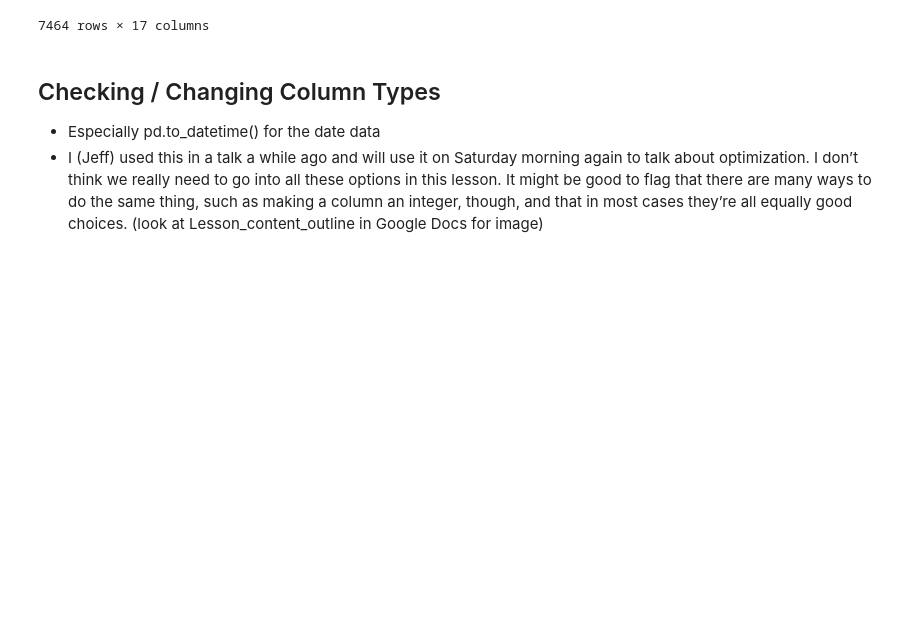
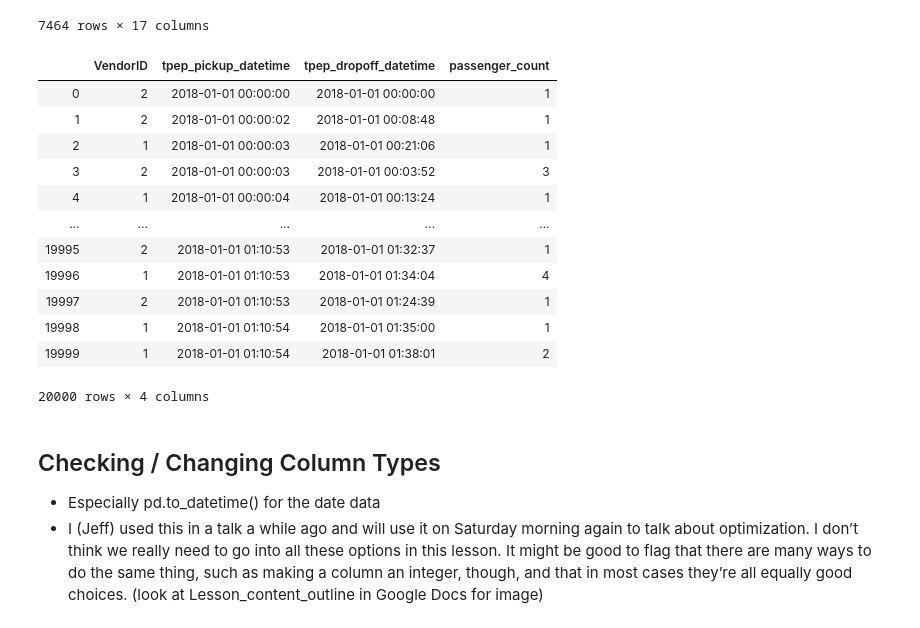
Before and after one commit to alnew/Intro_to_python_notebook, a Jupyter notebook: data_manipulation_python.ipynb, the cells around one changed output. Drawn from its saved outputs; the diff is of its cells as text; code cells hidden in the pictures; blank space fills up the shorter version.

```diff
--- a/data_manipulation_python.ipynb
+++ b/data_manipulation_python.ipynb
@@ -240,3 +259,20 @@ trips.loc[trips['passenger_count'] != 1]
 | 19996 | 1 | 2018-01-01 01:10:53 | 2018-01-01 01:34:04 | 4 | 1.90 | 1 | ... |
 | 19999 | 1 | 2018-01-01 01:10:54 | 2018-01-01 01:38:01 | 2 | 5.40 | 1 | ... |
 7464 rows × 17 columns
+# %%
+#--Choosing data by column--
+trips.iloc[:,:4] #--This chooses all of the rows in the dataframe from column 0 to 3
+# %% [output]
+|  | VendorID | tpep_pickup_datetime | tpep_dropoff_datetime | passenger_count |
+| 0 | 2 | 2018-01-01 00:00:00 | 2018-01-01 00:00:00 | 1 |
+| 1 | 2 | 2018-01-01 00:00:02 | 2018-01-01 00:08:48 | 1 |
+| 2 | 1 | 2018-01-01 00:00:03 | 2018-01-01 00:21:06 | 1 |
+| 3 | 2 | 2018-01-01 00:00:03 | 2018-01-01 00:03:52 | 3 |
+| 4 | 1 | 2018-01-01 00:00:04 | 2018-01-01 00:13:24 | 1 |
+| ... | ... | ... | ... | ... |
+| 19995 | 2 | 2018-01-01 01:10:53 | 2018-01-01 01:32:37 | 1 |
+| 19996 | 1 | 2018-01-01 01:10:53 | 2018-01-01 01:34:04 | 4 |
+| 19997 | 2 | 2018-01-01 01:10:53 | 2018-01-01 01:24:39 | 1 |
+| 19998 | 1 | 2018-01-01 01:10:54 | 2018-01-01 01:35:00 | 1 |
+| 19999 | 1 | 2018-01-01 01:10:54 | 2018-01-01 01:38:01 | 2 |
+20000 rows × 4 columns
```
Also changed, not shown: parts of 53 cells of this notebook.
